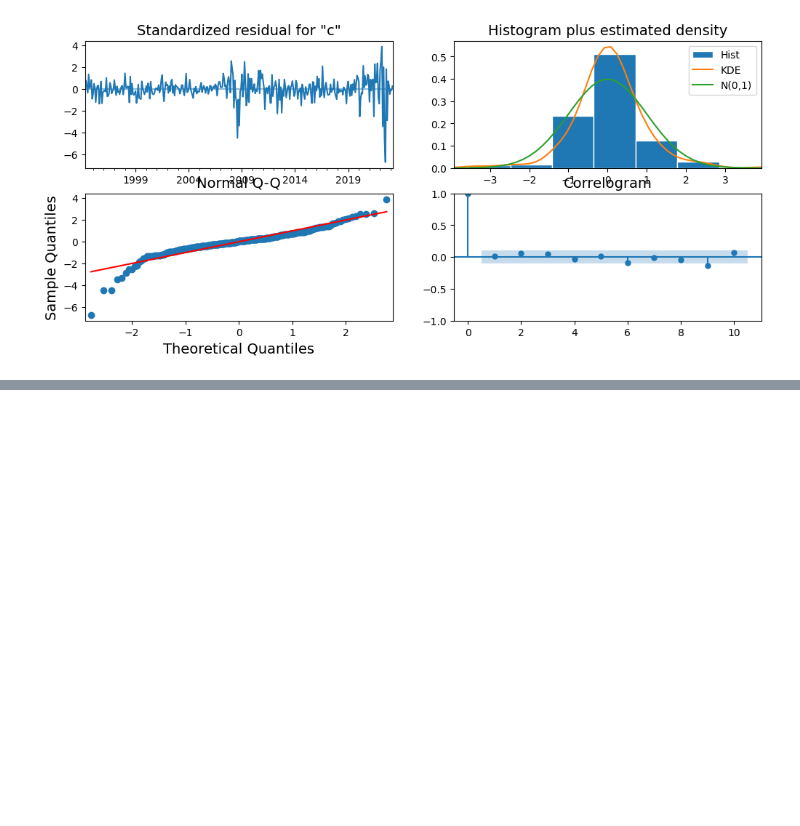
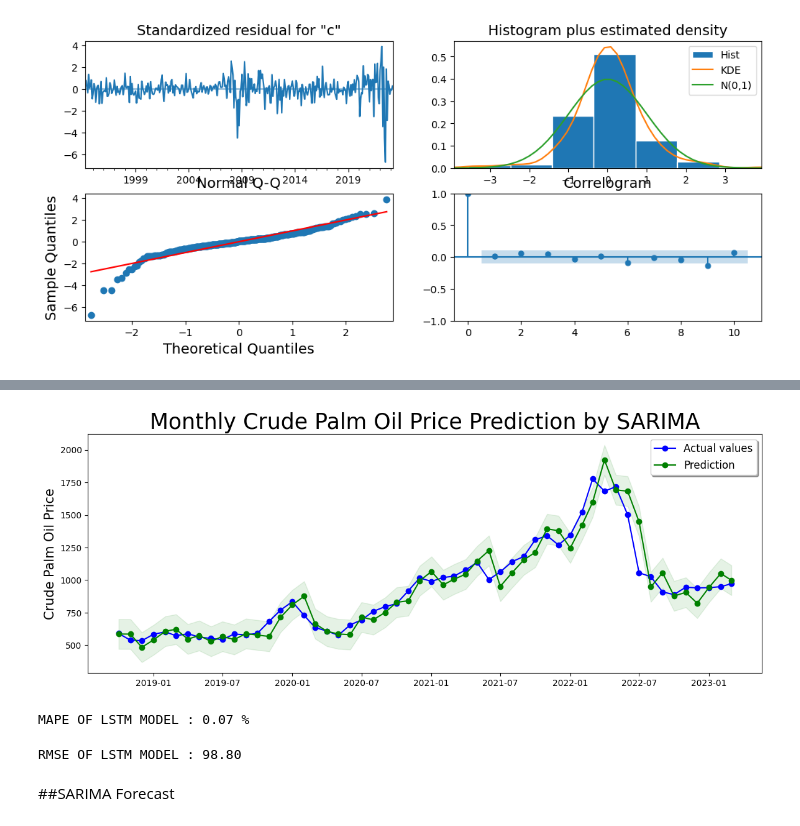
Before and after one commit to mofuoku417/Crude-Palm-Oil-Price-Prediction, a Jupyter notebook: Crude_PalmOil_Price_Prediction_SARIMA_Model.ipynb, the cells around one changed output, grey strips where cells are left out. Drawn from its saved outputs; the diff is of its cells as text; code cells hidden in the pictures; blank space fills up the shorter version.

```diff
--- a/Crude_PalmOil_Price_Prediction_SARIMA_Model.ipynb
+++ b/Crude_PalmOil_Price_Prediction_SARIMA_Model.ipynb
@@ -504,0 +407,4 @@ plot_forecast(best_model, '1993', df_train, df_test)
+# %%
+prediction = results.get_prediction(start=-54)
+mean_prediction=prediction.predicted_mean
+mean_prediction = mean_prediction.rename("prediction")
@@ -504,0 +413,30 @@ plot_forecast(best_model, '1993', df_train, df_test)
+# %%
+confi_int_p=prediction.conf_int()
+lower_limits_p=confi_int_p.iloc[:,0]
+upper_limits_p=confi_int_p.iloc[:,1]
+# %%
+plt.figure(figsize=(14,5))
+plt.title("Monthly Crude Palm Oil Price Prediction by SARIMA", fontsize=25)
+
+plt.plot(df[-54:].index,df[-54:].values, label='Actual values', color="blue", marker="o")
+
+plt.plot(mean_prediction[-54:].index, mean_prediction[-54:].values,label='Prediction', color="green", marker="o")
+plt.fill_between(mean_prediction[-54:].index, lower_limits_p, upper_limits_p, alpha=0.1, color="green")
+
+plt.legend(fontsize=12, fancybox=True, shadow=True, frameon=True)
+plt.ylabel('Crude Palm Oil Price', fontsize=15)
+plt.show()
+# %% [output]
+[figure, added]
+# %%
+mape_sarima = mape(df.iloc[-54:,0],mean_prediction)
+print(f"MAPE OF LSTM MODEL : {mape_sarima:.2f} %")
+# %% [output]
+MAPE OF LSTM MODEL : 0.07 %
+# %%
+rmse_sarima = sqrt(mean_squared_error(df[-54:].values,mean_prediction.values))
+print(f"RMSE OF LSTM MODEL : {rmse_sarima:.2f}")
+# %% [output]
+RMSE OF LSTM MODEL : 98.80
+# %% [markdown]
+##SARIMA Forecast
```
Also changed, not shown: parts of 57 cells of this notebook.
